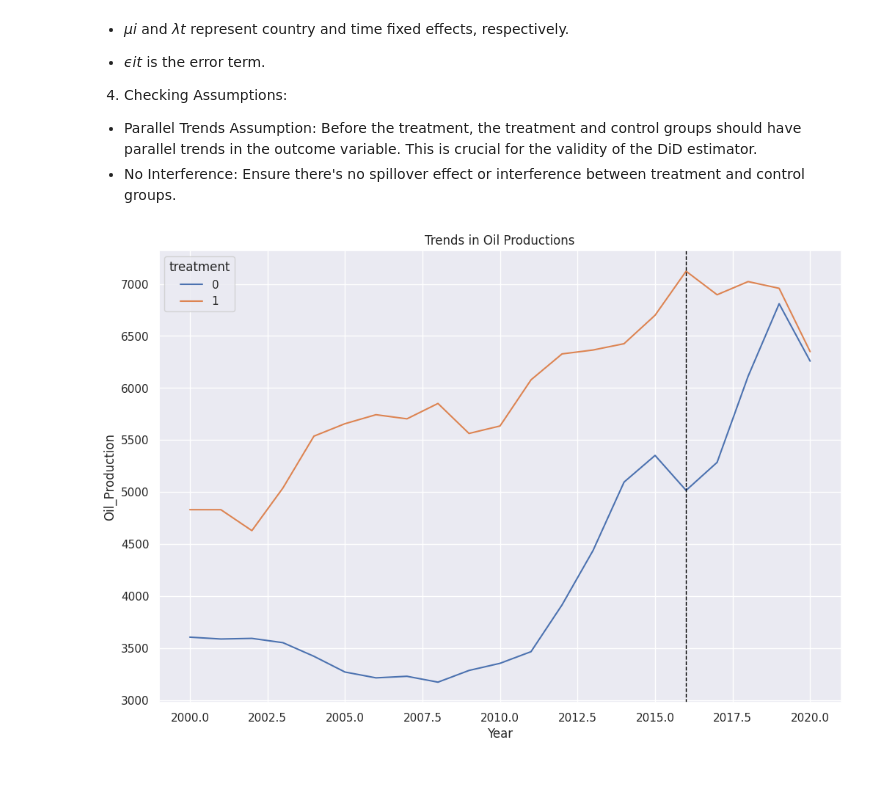
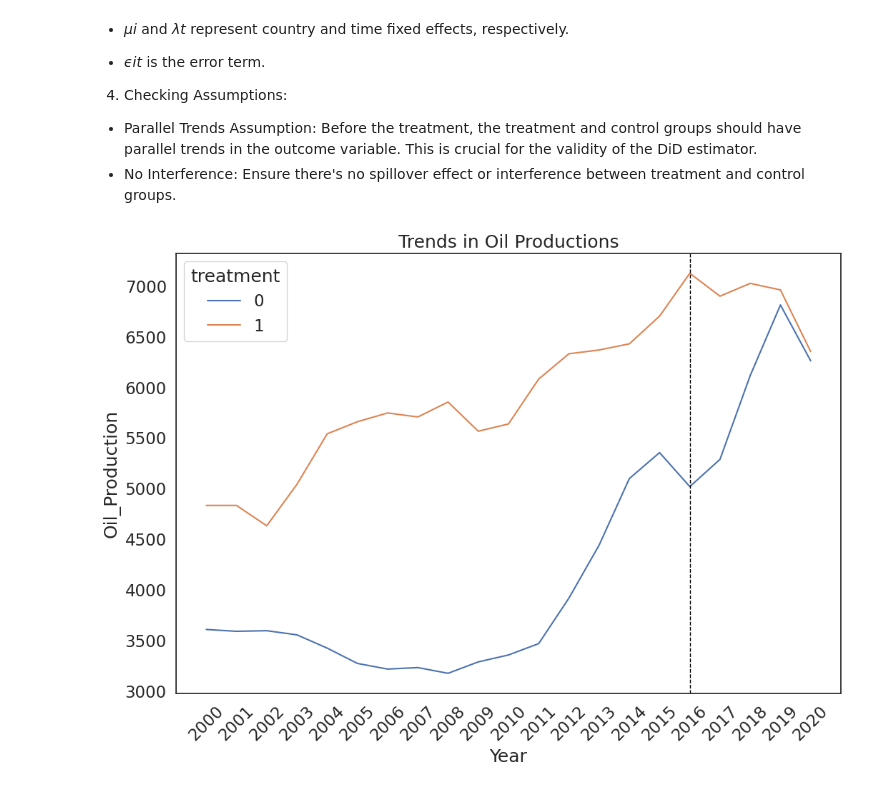
Before and after one commit to boboguan/QM2Gr13, a Jupyter notebook: QM2 Code.ipynb, the cells around one changed output. Cells and saved outputs as stored; diff of their text form; code cells hidden in the pictures.

```diff
--- a/QM2 Code.ipynb
+++ b/QM2 Code.ipynb
@@ -360,13 +363,14 @@ df['post_treatment']=df['post']*df['treatment']
 # %%
 # Plot trends over time by group
 plt.figure(figsize=(12, 8))
 sns.lineplot(data= df, x='Year', y='Oil_Production', hue='treatment', ci=None)
 plt.axvline(x=2016, color='black', linestyle='--', lw=1)
 plt.title('Trends in Oil Productions')
+plt.xticks(df['Year'].unique(), rotation=45)
 plt.show()
 # 1 is OPEC+ and 0 is Not-OPEC+
 # %% [output]
-[figure, old version]
+[figure, new version]
 # %%
 df['category']=df['treatment'].astype(str)+df['post'].astype(str)
 
```
Also changed, not shown: parts of 3 cells of this notebook.
